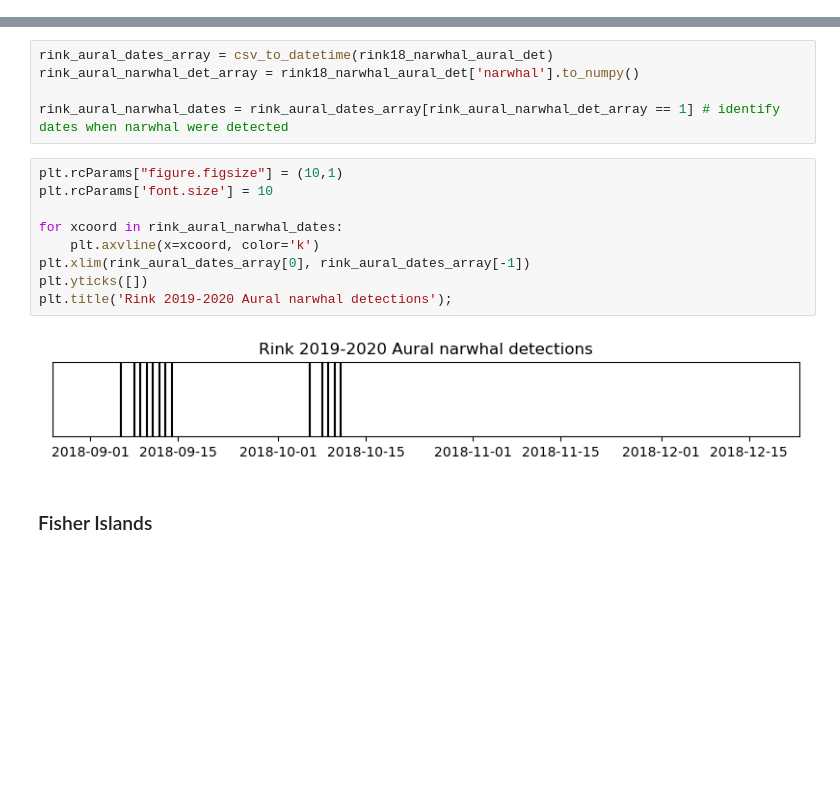
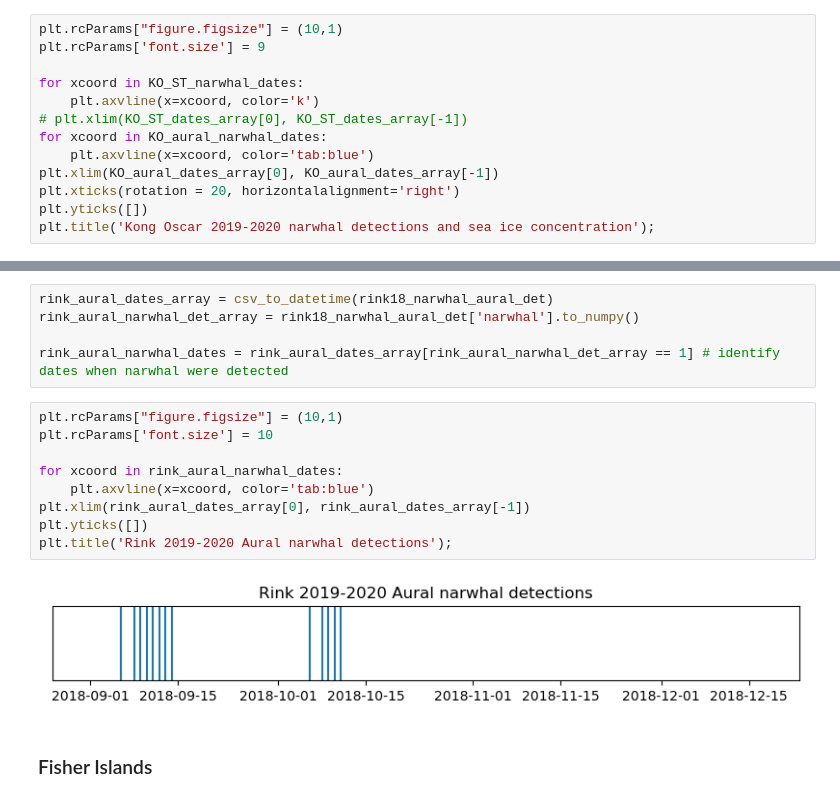
Before and after one commit to mjzahn/OMG_narwhals_habitat-model, a Jupyter notebook: Exploratory plots.ipynb, the cells around one changed output, grey strips where cells are left out. Saved outputs shown, nothing was run; the diff lists cells and outputs as text; blank space fills up the shorter version.

```diff
--- a/Exploratory plots.ipynb
+++ b/Exploratory plots.ipynb
@@ -66,0 +71,13 @@ plt.title('Kong Oscar 2019-2020 Aural narwhal detections');
+# %%
+plt.rcParams["figure.figsize"] = (10,1)
+plt.rcParams['font.size'] = 9
+
+for xcoord in KO_ST_narwhal_dates:
+    plt.axvline(x=xcoord, color='k')
+# plt.xlim(KO_ST_dates_array[0], KO_ST_dates_array[-1])
+for xcoord in KO_aural_narwhal_dates:
+    plt.axvline(x=xcoord, color='tab:blue')
+plt.xlim(KO_aural_dates_array[0], KO_aural_dates_array[-1])
+plt.xticks(rotation = 20, horizontalalignment='right')
+plt.yticks([])
+plt.title('Kong Oscar 2019-2020 narwhal detections and sea ice concentration');
@@ -74,14 +93,14 @@ rink_aural_narwhal_dates = rink_aural_dates_array[rink_aural_narwhal_det_array =
 # %%
 plt.rcParams["figure.figsize"] = (10,1)
 plt.rcParams['font.size'] = 10
 
 for xcoord in rink_aural_narwhal_dates:
-    plt.axvline(x=xcoord, color='k')
+    plt.axvline(x=xcoord, color='tab:blue')
 plt.xlim(rink_aural_dates_array[0], rink_aural_dates_array[-1])
 plt.yticks([])
 plt.title('Rink 2019-2020 Aural narwhal detections');
 # %% [output]
-[figure, old version]
+[figure, new version]
 # %% [markdown]
 ### Fisher Islands
 # %%
```
Also changed, not shown: parts of 18 cells of this notebook.
